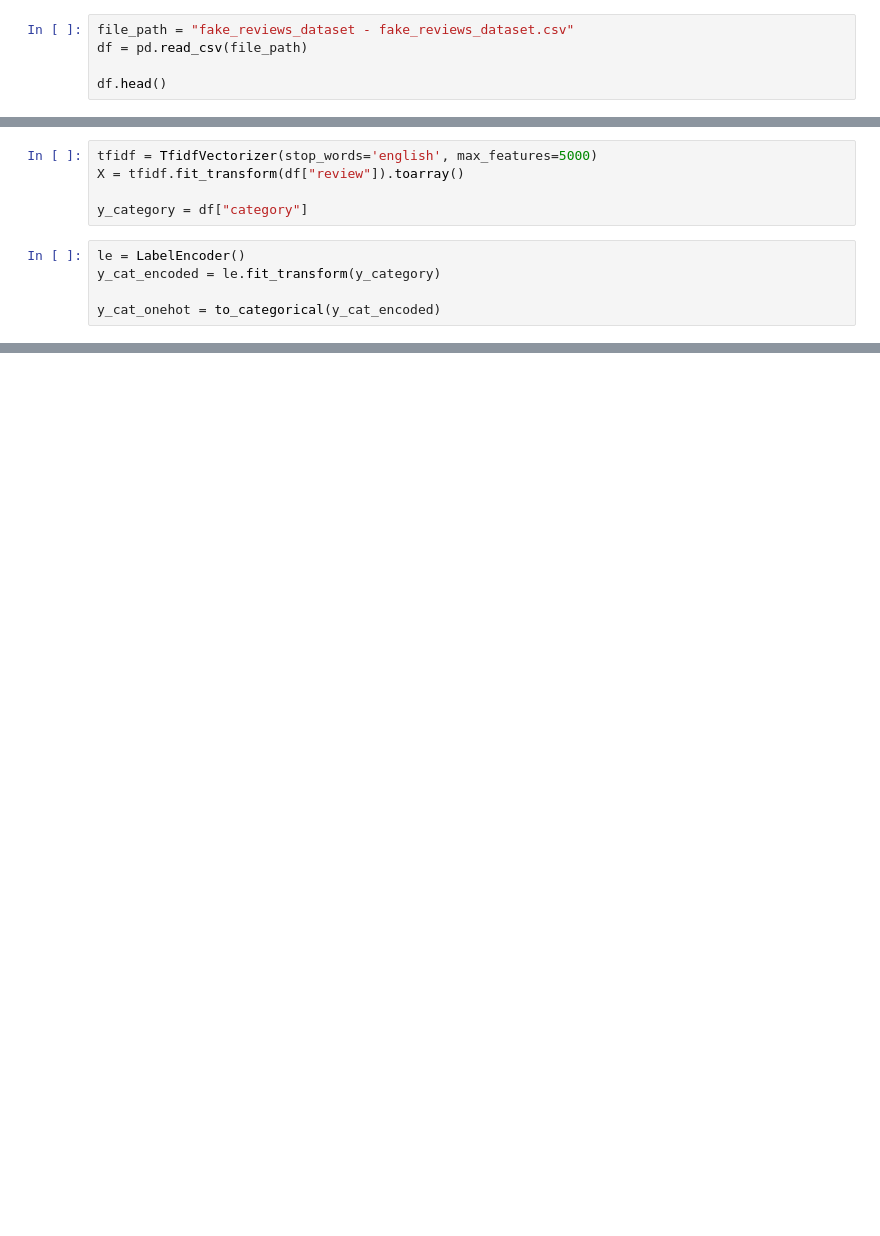
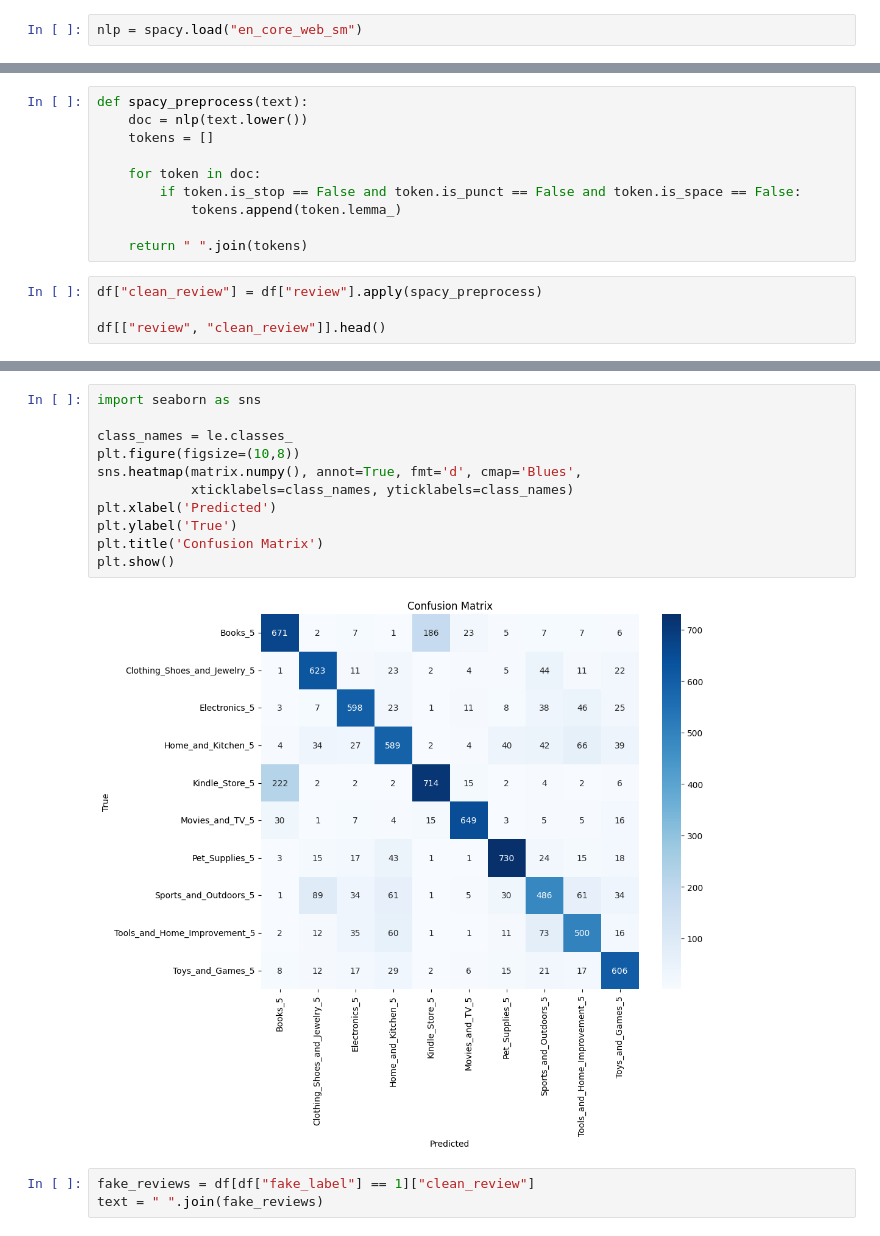
Before and after one commit to Het2518/Deep-Learning-SEM-2, a Jupyter notebook: Lab-1/lab1.ipynb, the cells around one changed output, grey strips where cells are left out. Drawn from its saved outputs; the diff is of its cells as text; blank space fills up the shorter version.

```diff
--- a/Lab-1/lab1.ipynb
+++ b/Lab-1/lab1.ipynb
@@ -16,7 +17,4 @@ from tensorflow.keras.utils import to_categorical
 import matplotlib.pyplot as plt
 from wordcloud import WordCloud
 # %%
-file_path = "fake_reviews_dataset - fake_reviews_dataset.csv"
-df = pd.read_csv(file_path)
-
-df.head()
+nlp = spacy.load("en_core_web_sm")
@@ -64,10 +47,14 @@ Name: count, dtype: int64
 # %%
-tfidf = TfidfVectorizer(stop_words='english', max_features=5000)
-X = tfidf.fit_transform(df["review"]).toarray()
+def spacy_preprocess(text):
+    doc = nlp(text.lower())
+    tokens = []
 
-y_category = df["category"]
+    for token in doc:
+        if token.is_stop == False and token.is_punct == False and token.is_space == False:
+            tokens.append(token.lemma_)
+
+    return " ".join(tokens)
 # %%
-le = LabelEncoder()
-y_cat_encoded = le.fit_transform(y_category)
+df["clean_review"] = df["review"].apply(spacy_preprocess)
 
-y_cat_onehot = to_categorical(y_cat_encoded)
+df[["review", "clean_review"]].head()
@@ -148,0 +198,16 @@ AttributeError: 'LabelEncoder' object has no attribute 'transform'
+# %%
+import seaborn as sns
+
+class_names = le.classes_
+plt.figure(figsize=(10,8))
+sns.heatmap(matrix.numpy(), annot=True, fmt='d', cmap='Blues',
+            xticklabels=class_names, yticklabels=class_names)
+plt.xlabel('Predicted')
+plt.ylabel('True')
+plt.title('Confusion Matrix')
+plt.show()
+# %% [output]
+[figure, added]
+# %%
+fake_reviews = df[df["fake_label"] == 1]["clean_review"]
+text = " ".join(fake_reviews)
```
Also changed, not shown: parts of 20 cells of this notebook.
